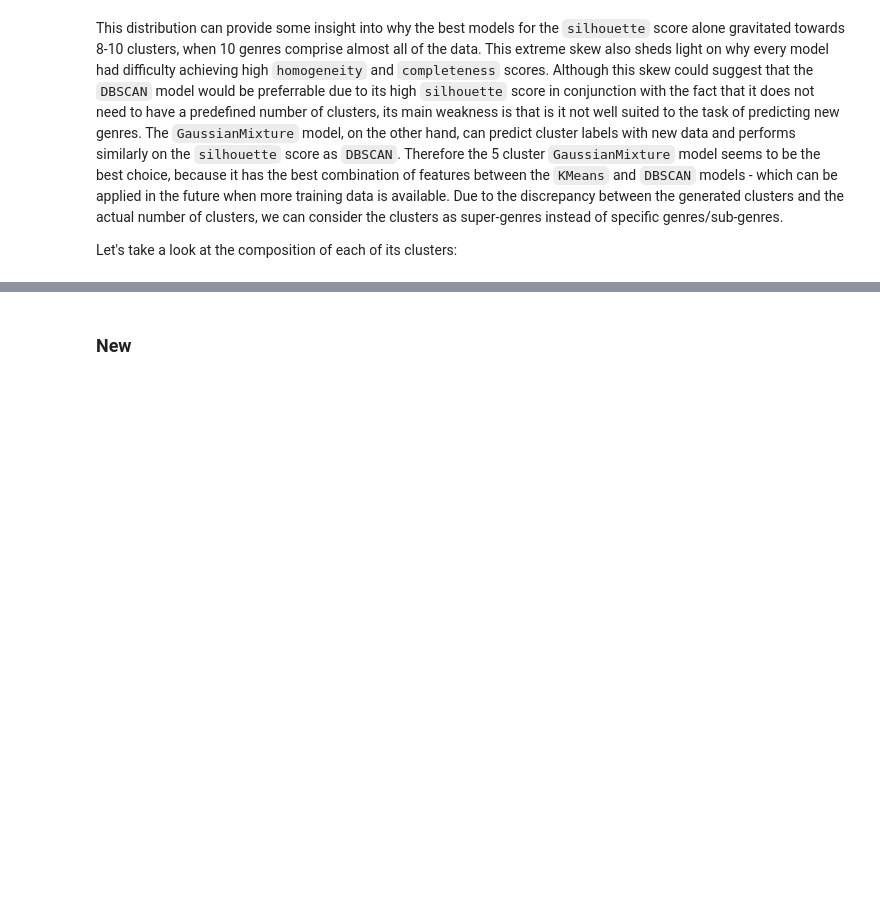
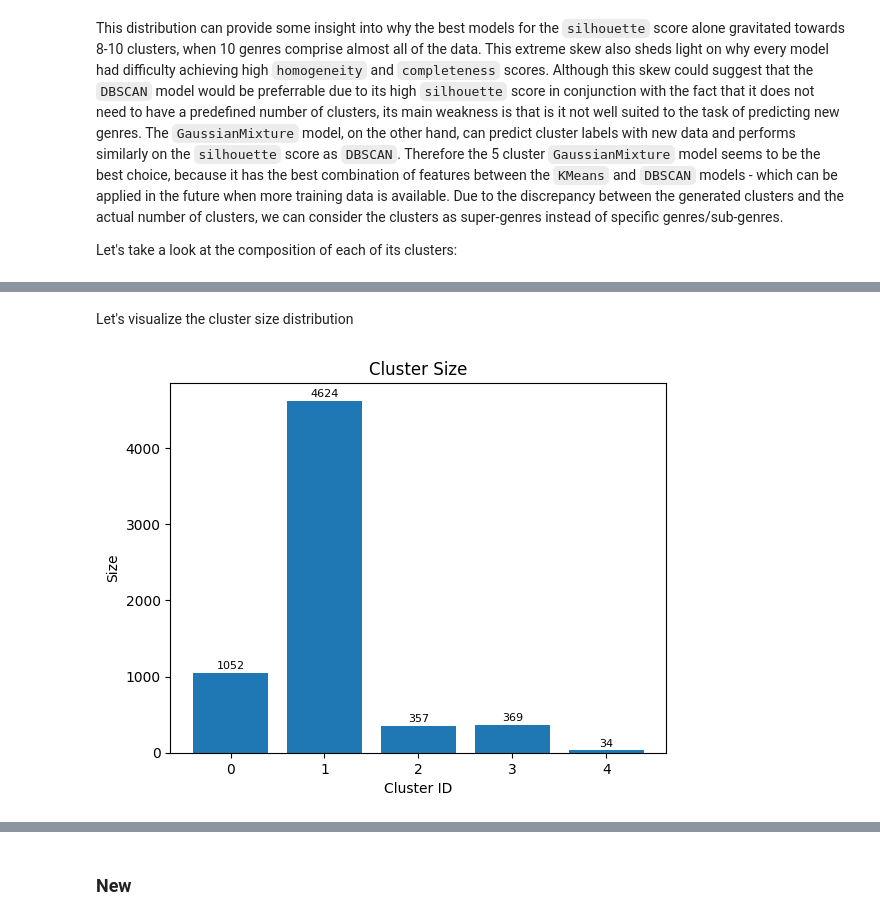
Before and after one commit to MattGroho/tab-hero, a Jupyter notebook: notebooks/unsupervised_pipeline_investigation.ipynb, the cells around one changed output, grey strips where cells are left out. Cells and saved outputs as stored; diff of their text form; code cells hidden in the pictures; blank space fills up the shorter version.

```diff
--- a/notebooks/unsupervised_pipeline_investigation.ipynb
+++ b/notebooks/unsupervised_pipeline_investigation.ipynb
@@ -1675,2 +1680,25 @@ best_model_genre_breakdown
+# %% [markdown]
+Let's visualize the cluster size distribution
+# %%
+plt.bar(
+    best_model_genre_breakdown.index[:-1],
+    best_model_genre_breakdown.col_total[:-1]
+)
+
+for i in best_model_genre_breakdown.index[:-1]:
+
+    plt.text(
+        i,
+        best_model_genre_breakdown.col_total[i] + 50,
+        int(best_model_genre_breakdown.col_total[i]),
+        fontsize=8,
+        ha='center'
+    )
+
+plt.xlabel('Cluster ID')
+plt.ylabel('Size')
+plt.title("Cluster Size");
+# %% [output]
+[figure, added]
 # %%
 # Distribution of genres across clusters
```
Also changed, not shown: parts of 12 cells of this notebook.
